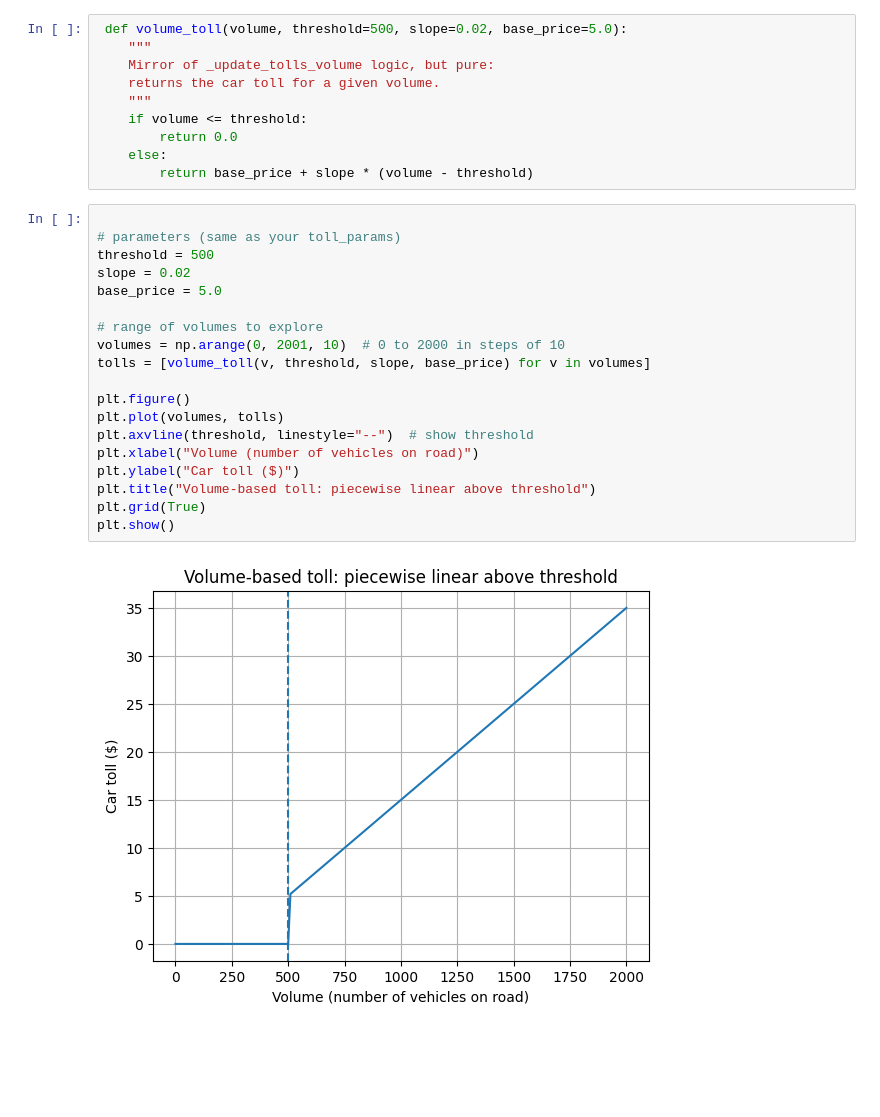
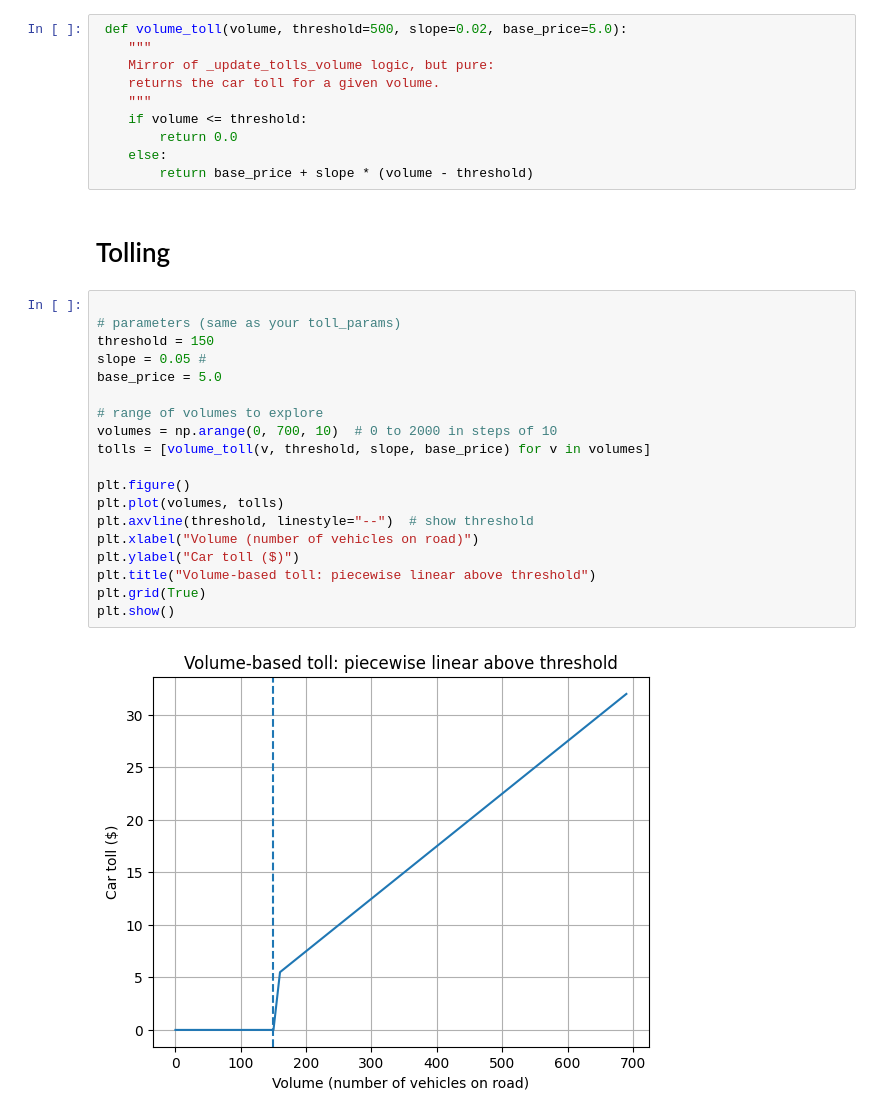
Before and after one commit to zander-holleran/mesa_lcc_model, a Jupyter notebook: notebooks/other_notebooks/belief_formation.ipynb, the cells around one changed output. Drawn from its saved outputs; the diff is of its cells as text; blank space fills up the shorter version.

```diff
--- a/notebooks/other_notebooks/belief_formation.ipynb
+++ b/notebooks/other_notebooks/belief_formation.ipynb
@@ -643,24 +622,26 @@ Name: take_car, dtype: float64
         return 0.0
     else:
         return base_price + slope * (volume - threshold)
+# %% [markdown]
+# Tolling
 # %%
 
 # parameters (same as your toll_params)
-threshold = 500
-slope = 0.02
+threshold = 150
+slope = 0.05 #
 base_price = 5.0
 
 # range of volumes to explore
-volumes = np.arange(0, 2001, 10)  # 0 to 2000 in steps of 10
+volumes = np.arange(0, 700, 10)  # 0 to 2000 in steps of 10
 tolls = [volume_toll(v, threshold, slope, base_price) for v in volumes]
 
 plt.figure()
 plt.plot(volumes, tolls)
 plt.axvline(threshold, linestyle="--")  # show threshold
 plt.xlabel("Volume (number of vehicles on road)")
 plt.ylabel("Car toll ($)")
 plt.title("Volume-based toll: piecewise linear above threshold")
 plt.grid(True)
 plt.show()
 # %% [output]
-[figure, old version]
+[figure, new version]
```
Also changed, not shown: parts of 7 cells of this notebook, 4 other files.
